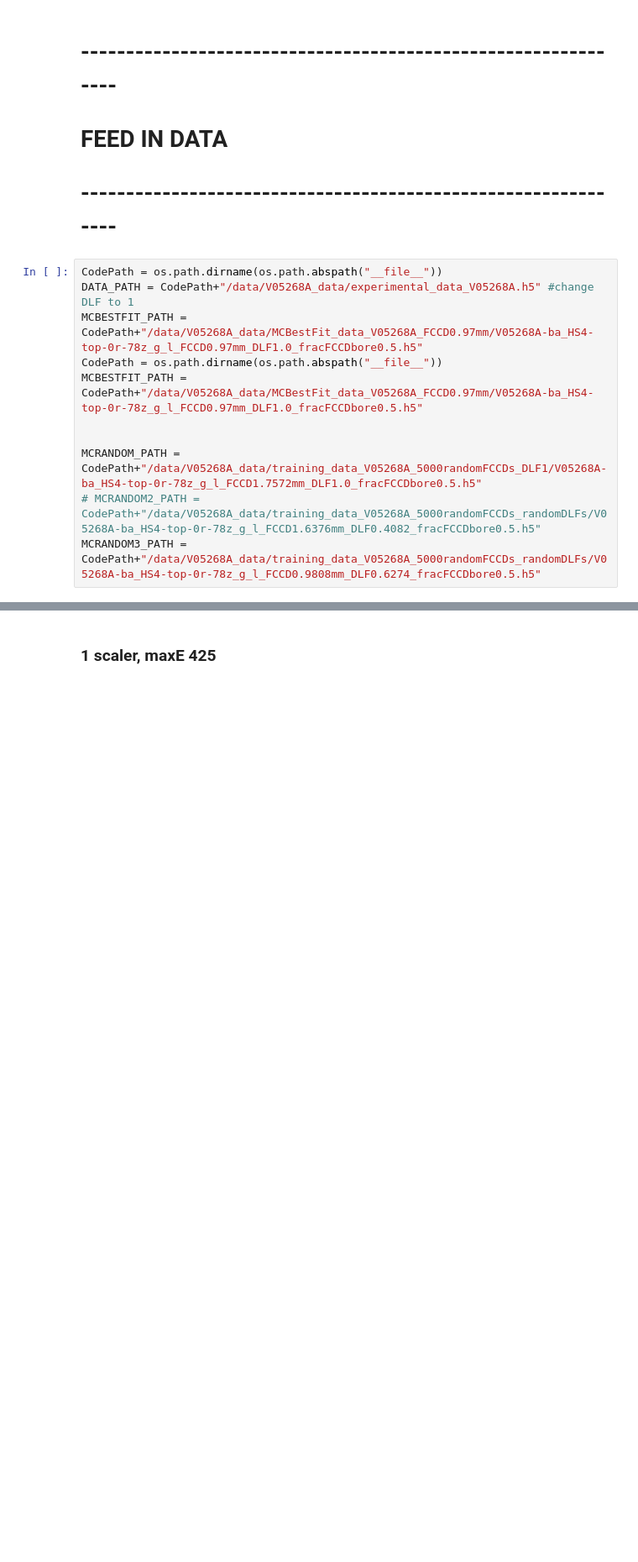
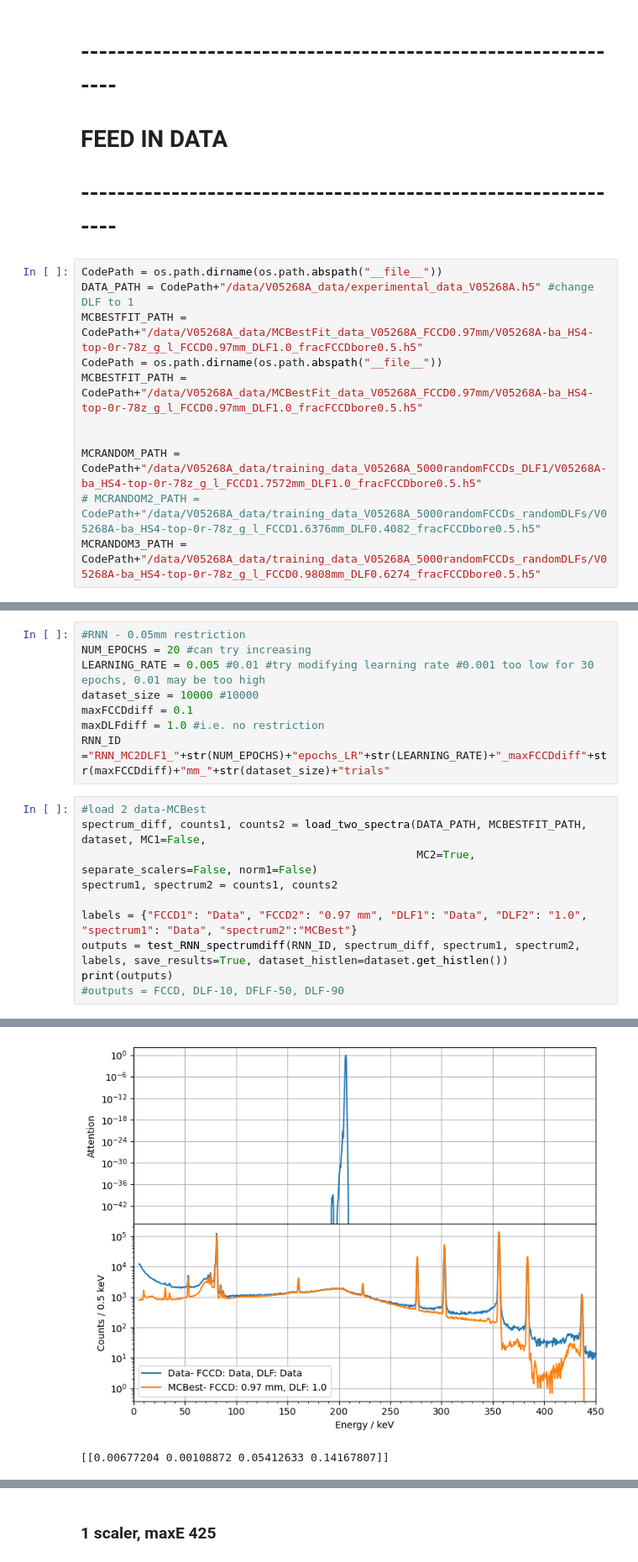
Before and after one commit to abialexander/RNN_DeadLayerFit, a Jupyter notebook: RNNperformance_RealData.ipynb, the cells around one changed output, grey strips where cells are left out. Shown at 84% size. Drawn from its saved outputs; the diff is of its cells as text; blank space fills up the shorter version.

```diff
--- a/RNNperformance_RealData.ipynb
+++ b/RNNperformance_RealData.ipynb
@@ -305,0 +300,19 @@ plt.legend(fontsize=9)
+# %%
+#RNN - 0.05mm restriction
+NUM_EPOCHS = 20 #can try increasing
+LEARNING_RATE = 0.005 #0.01 #try modifying learning rate #0.001 too low for 30 epochs, 0.01 may be too high
+dataset_size = 10000 #10000
+maxFCCDdiff = 0.1
+maxDLFdiff = 1.0 #i.e. no restriction
+RNN_ID ="RNN_MC2DLF1_"+str(NUM_EPOCHS)+"epochs_LR"+str(LEARNING_RATE)+"_maxFCCDdiff"+str(maxFCCDdiff)+"mm_"+str(dataset_size)+"trials"
+# %%
+#load 2 data-MCBest
+spectrum_diff, counts1, counts2 = load_two_spectra(DATA_PATH, MCBESTFIT_PATH, dataset, MC1=False,
+                                                   MC2=True, separate_scalers=False, norm1=False)
+spectrum1, spectrum2 = counts1, counts2
+
+labels = {"FCCD1": "Data", "FCCD2": "0.97 mm", "DLF1": "Data", "DLF2": "1.0", "spectrum1": "Data", "spectrum2":"MCBest"}
+outputs = test_RNN_spectrumdiff(RNN_ID, spectrum_diff, spectrum1, spectrum2, labels, save_results=True, dataset_histlen=dataset.get_histlen())
+print(outputs)
+#outputs = FCCD, DLF-10, DFLF-50, DLF-90
+# %% [output]
@@ -305,0 +320,2 @@ plt.legend(fontsize=9)
+[figure, added]
+[[0.00677204 0.00108872 0.05412633 0.14167807]]
```
Also changed, not shown: parts of 22 cells of this notebook, 34 other files.
